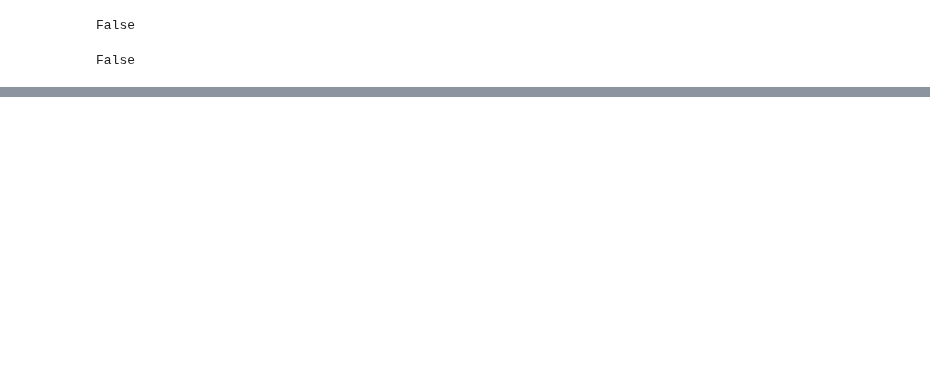
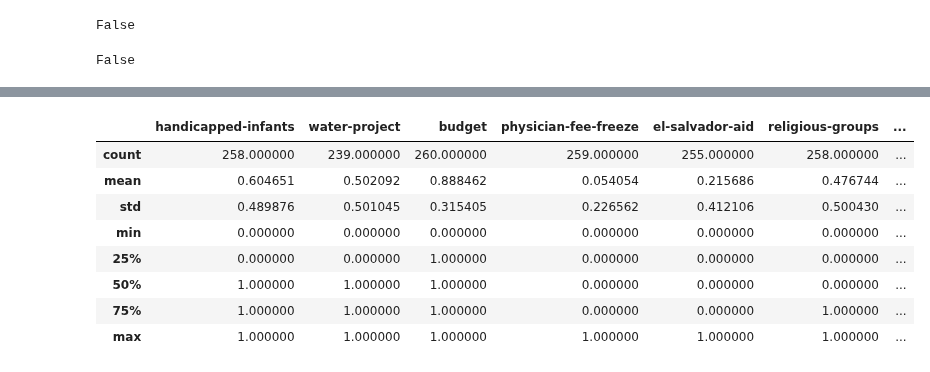
Before and after one commit to bloominstituteoftechnology/DS-Unit-1-Sprint-2-Statistics, a Jupyter notebook: module1/LS_DS_121_Statistics_Probability_Assignment.ipynb, the cells around one changed output, grey strips where cells are left out. Saved outputs shown, nothing was run; the diff lists cells and outputs as text; code cells hidden in the pictures; blank space fills up the shorter version.

```diff
--- a/module1/LS_DS_121_Statistics_Probability_Assignment.ipynb
+++ b/module1/LS_DS_121_Statistics_Probability_Assignment.ipynb
@@ -39,3 +47,11 @@ Saving house-votes-84.data to house-votes-84 (4).data
 # %%
-#creating column headers variable to pass down when I read in the csv
-column_headers = ['Political Affiliation', 'handicapped-infants', 'water-project-cost-sharing', 'adoption-of-the-budget-resolution', 'physician-fee-freeze', 'el-salvador-aid', 'religious-groups-in-schools', 'anti-satellite-test-ban', 'aid-to-nicaraguan-contras', 'mx-missile', 'immigration', 'synfuels-corporation-cutback', 'education-spending', 'superfund-right-to-sue', 'crime', 'duty-free-exports', 'export-administration-act-south-africa' ]
+df = pd.read_csv('house-votes-84.data',
+                 header=None,
+                 names=['party','handicapped-infants','water-project',
+                          'budget','physician-fee-freeze', 'el-salvador-aid',
+                          'religious-groups','anti-satellite-ban',
+                          'aid-to-contras','mx-missile','immigration',
+                          'synfuels', 'education', 'right-to-sue','crime','duty-free',
+                          'south-africa'])
+print(df.shape)
+df.head()
@@ -42,6 +65,0 @@ column_headers = ['Political Affiliation', 'handicapped-infants', 'water-project
-# %%
-#saving as dataframe variable df, reading in csv
-df = pd.read_csv('house-votes-84.data', header=None, names=column_headers)
-
-print(df.shape)
-df.head()
@@ -117,0 +100,3 @@ formatted_df.head(100)
+# %%
+df = df.replace({'?':np.NaN, 'n':0, 'y':1})
+df.head()
@@ -117,0 +110,18 @@ formatted_df.head(100)
+# %%
+#filtering formatted_df into two separate dataframes
+dem = df[df['party'] == 'democrat']
+rep = df[df['party'] == 'republican']
+# %%
+#checking out my new dataframes
+dem.head()
+dem.describe()
+# %% [output]
+|  | handicapped-infants | water-project | budget | physician-fee-freeze | el-salvador-aid | religious-groups | ... |
+| count | 258.000000 | 239.000000 | 260.000000 | 259.000000 | 255.000000 | 258.000000 | ... |
+| mean | 0.604651 | 0.502092 | 0.888462 | 0.054054 | 0.215686 | 0.476744 | ... |
+| std | 0.489876 | 0.501045 | 0.315405 | 0.226562 | 0.412106 | 0.500430 | ... |
+| min | 0.000000 | 0.000000 | 0.000000 | 0.000000 | 0.000000 | 0.000000 | ... |
+| 25% | 0.000000 | 0.000000 | 1.000000 | 0.000000 | 0.000000 | 0.000000 | ... |
+| 50% | 1.000000 | 1.000000 | 1.000000 | 0.000000 | 0.000000 | 0.000000 | ... |
+| 75% | 1.000000 | 1.000000 | 1.000000 | 0.000000 | 0.000000 | 1.000000 | ... |
+| max | 1.000000 | 1.000000 | 1.000000 | 1.000000 | 1.000000 | 1.000000 | ... |
```
Also changed, not shown: parts of 26 cells of this notebook.
